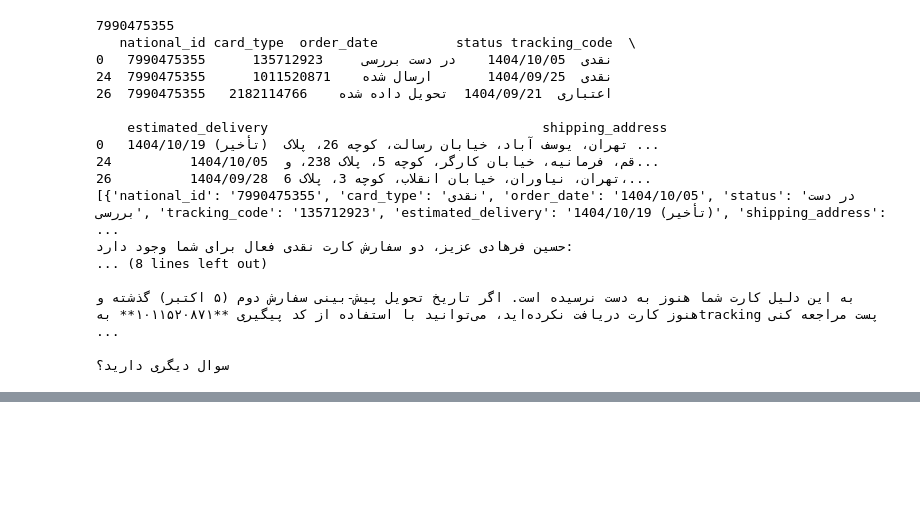
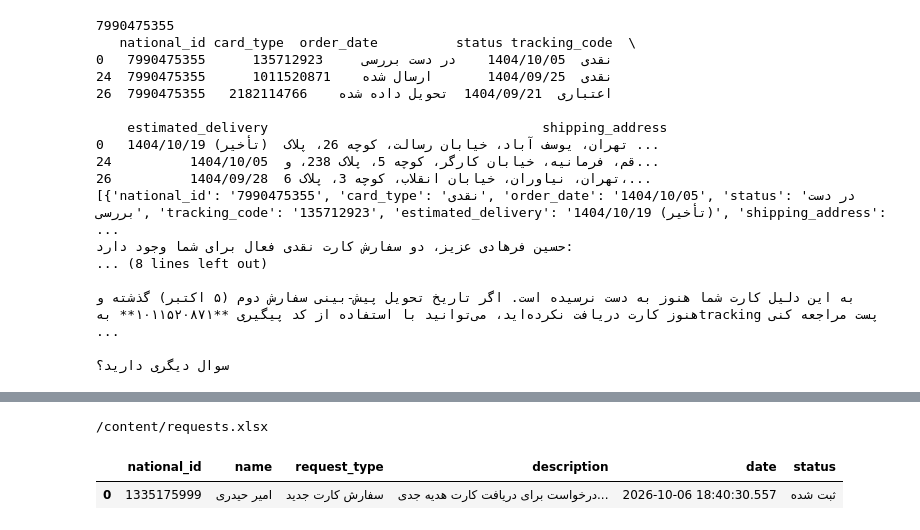
Before and after one commit to Muhammad1917/Banking-agent, a Jupyter notebook: The_Bank_Rag.ipynb, the cells around one changed output, grey strips where cells are left out. Cells and saved outputs as stored; diff of their text form; code cells hidden in the pictures; blank space fills up the shorter version.

```diff
--- a/The_Bank_Rag.ipynb
+++ b/The_Bank_Rag.ipynb
@@ -820,0 +964,13 @@ prompt = ChatPromptTemplate.from_messages([
+# %%
+print(db.requests_path)
+# %% [output]
+/content/requests.xlsx
+# %%
+requests_df = pd.read_excel(
+    db.requests_path
+)
+
+requests_df
+# %% [output]
+|  | national_id | name | request_type | description | date | status |
+| 0 | 1335175999 | امیر حیدری | سفارش کارت جدید | درخواست برای دریافت کارت هدیه جدی... | 2026-10-06 18:40:30.557 | ثبت شده |
```
Also changed, not shown: parts of 26 cells of this notebook, 4 other files.
